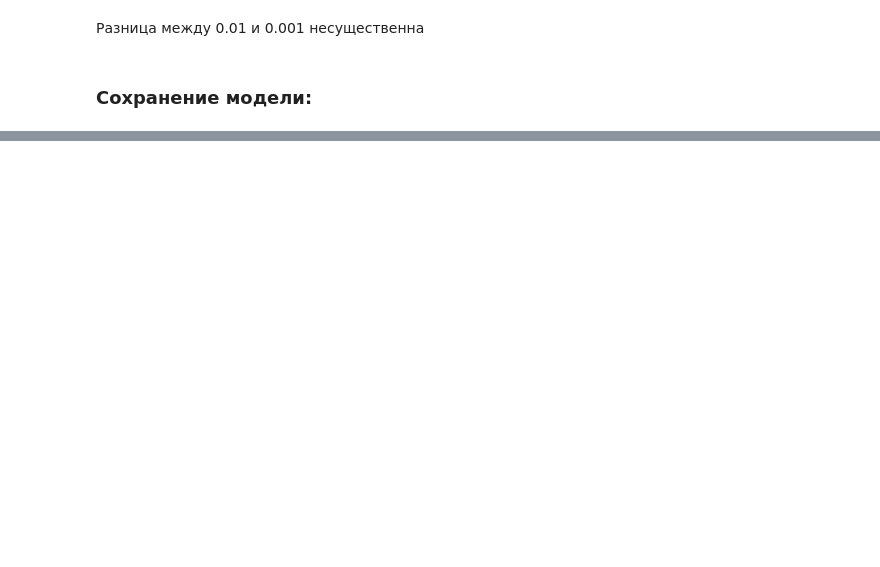
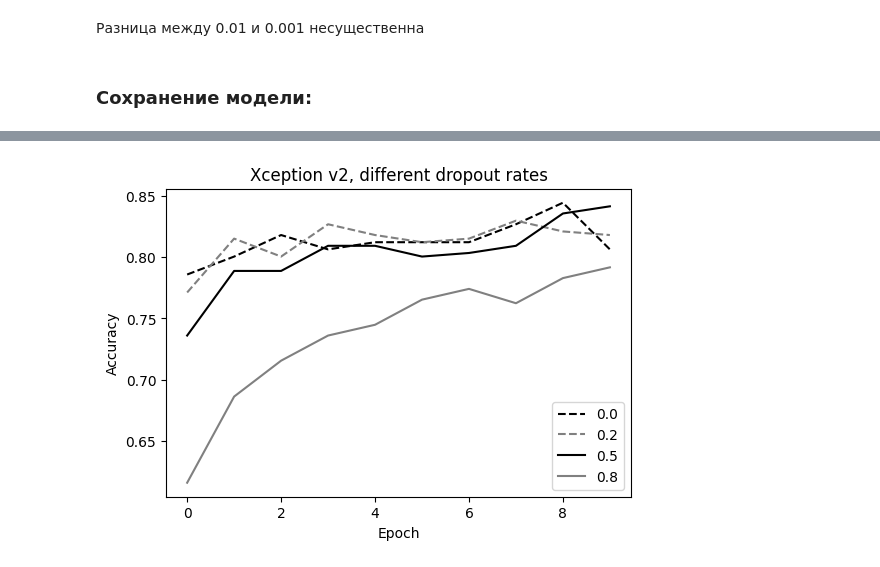
Before and after one commit to EgorSinitsyn/ML_BookCamp, a Jupyter notebook: [7] Neural_Nets/chapter-07-clothing.ipynb, the cells around one changed output, grey strips where cells are left out. Saved outputs shown, nothing was run; the diff lists cells and outputs as text; code cells hidden in the pictures; blank space fills up the shorter version.

```diff
--- a/[7] Neural_Nets/chapter-07-clothing.ipynb
+++ b/[7] Neural_Nets/chapter-07-clothing.ipynb
@@ -419,6 +434,11 @@ callbacks = [
     )
 ]
 
-history_0_001 = model.fit(train_ds, epochs=10, validation_data=val_ds, callbacks=callbacks)
+history_0_001 = model.fit(
+    train_ds,
+    epochs=10,
+    validation_data=val_ds,
+    callbacks=callbacks  # Определяет список обратных вызовов, которые будут использоваться во время обучения
+)
 # %% [output]
 Epoch 1/10
@@ -443,0 +664,37 @@ Epoch 10/10
+# %%
+# сохраняем результаты
+
+epochs = history_0.epoch
+
+train00 = history_0.history['accuracy']
+train02 = history_1.history['accuracy']
+train05 = history_2.history['accuracy']
+train08 = history_3.history['accuracy']
+
+val00 = history_0.history['val_accuracy']
+val02 = history_1.history['val_accuracy']
+val05 = history_2.history['val_accuracy']
+val08 = history_3.history['val_accuracy']
+# %%
+# отрисовываем
+
+plt.figure(figsize=(6, 4))
+
+plt.plot(epochs, val00, color='black', linestyle='dashed', label='0.0')
+plt.plot(epochs, val02, color='grey', linestyle='dashed', label='0.2')
+plt.plot(epochs, val05, color='black', linestyle='solid', label='0.5')
+plt.plot(epochs, val08, color='grey', linestyle='solid', label='0.8')
+
+
+plt.title('Xception v2, different dropout rates')
+plt.xlabel('Epoch')
+plt.ylabel('Accuracy')
+
+
+plt.legend()
+
+plt.savefig('xception_v2_dropout.svg')
+
+plt.show()
+# %% [output]
+[figure, added]
```
Also changed, not shown: parts of 25 cells of this notebook.
